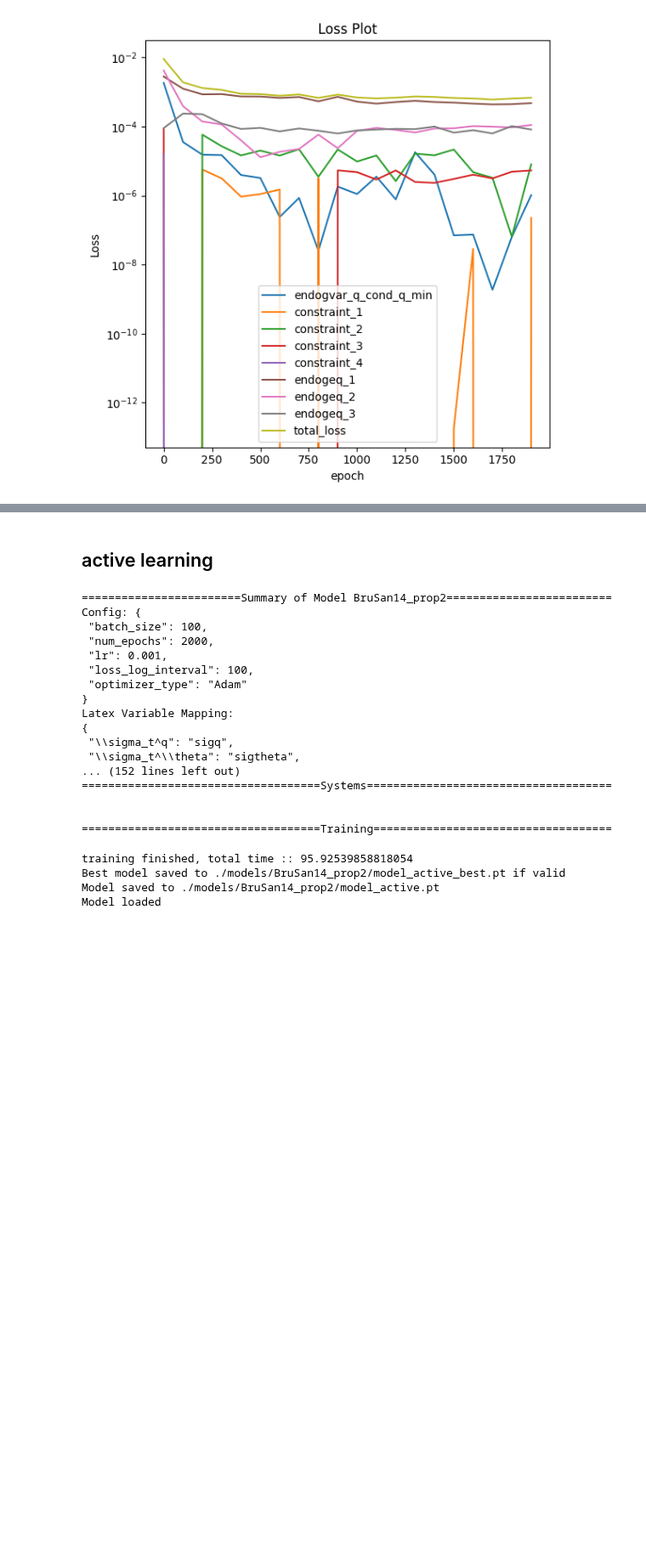
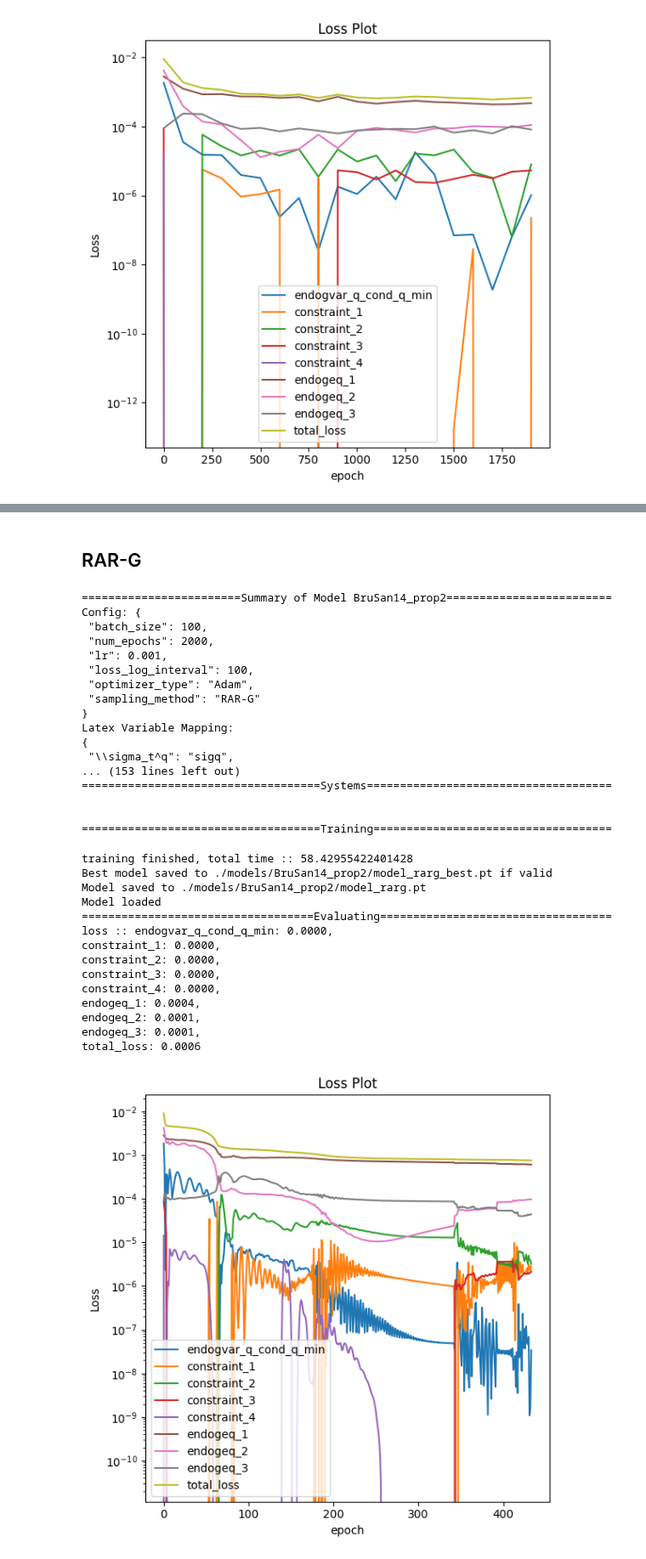
Before and after one commit to rotmanfinhub/deep-macrofin, a Jupyter notebook: examples/pymacrofin_eg/BruSan14_prop2.ipynb, the cells around one changed output, grey strips where cells are left out. Shown at 85% size. Drawn from its saved outputs; the diff is of its cells as text; code cells hidden in the pictures; blank space fills up the shorter version.

```diff
--- a/examples/pymacrofin_eg/BruSan14_prop2.ipynb
+++ b/examples/pymacrofin_eg/BruSan14_prop2.ipynb
@@ -142,9 +128,12 @@ pde_model.plot_vars([r"$\eta\mu^\eta = \eta*\mu_t^\eta$",
-# %% [markdown]
-## active learning
+# %% [markdown]
+## RAR-G
 # %%
 set_seeds(0)
-pde_model = PDEModel("BruSan14_prop2", {"num_epochs": 2000, "loss_log_interval": 100, "optimizer_type": OptimizerType.Adam}, latex_var_mapping=latex_var_mapping)
-pde_model.set_state(["e"], {"e": [0., 1.0]})
+pde_model = PDEModel("BruSan14_prop2",
+                     {"num_epochs": 2000, "loss_log_interval": 100, "optimizer_type": OptimizerType.Adam,
+                      "sampling_method": SamplingMethod.RARG},
+                     latex_var_mapping=latex_var_mapping)
+pde_model.set_state(["e"], {"e": [0.01, 0.99]})
 pde_model.add_endogs(["q", "theta", "psi"], configs={
     "q": {
         "positive": True
@@ -178,38 +167,58 @@ pde_model.add_equation(r"$\sigma_t^q = \frac{1}{q} *\frac{\partial q}{\partial \
 pde_model.add_equation(r"$\sigma_t^\theta = \frac{1}{\theta} * \frac{\partial \theta}{\partial \eta} * \sigma_t^\eta * \eta$")
 pde_model.add_equation(r"$\mu_t^\eta = -\sigma_t^\eta  * (\sigma + \sigma_t^q + \sigma_t^\theta) + \frac{a-\iota}{q} + (1-\psi)*(\underline{\delta} - \delta)$")
 pde_model.add_equation(r"$\mu_t^q = \frac{1}{q} * \left(\frac{\partial q}{\partial \eta} * \mu_t^\eta * \eta + \frac{1}{2} * \frac{\partial^2 q}{\partial \eta^2} * (\sigma_t^\eta)^2 * \eta^2 \right)$")
 pde_model.add_equation(r"$\mu_t^\theta = \frac{1}{\theta} * \left(\frac{\partial \theta}{\partial \eta} * \mu_t^\eta * \eta + \frac{1}{2} * \frac{\partial^2 \theta}{\partial \eta^2} * (\sigma_t^\eta)^2 * \eta^2  \right)$")
 
 pde_model.add_constraint("psi", Comparator.LEQ, "1")
 pde_model.add_constraint("q", Comparator.LEQ, "1.2")
 pde_model.add_constraint("q_e", Comparator.GEQ, "0")
 pde_model.add_constraint("theta_e", Comparator.LEQ, "0")
 pde_model.add_endog_equation(r"$\frac{a-\underline{a}}{q} + \underline{\delta} - \delta + (\sigma + \sigma_t^q) * \sigma_t^\theta = 0$")
 pde_model.add_endog_equation(r"$\mu_t^q = r - \frac{a - \iota}{q} - \Phi + \delta - \sigma * \sigma_t^q - \sigma_t^\theta * (\sigma + \sigma_t^q)$")
 pde_model.add_endog_equation(r"$\mu_t^\theta = \rho - r$")
 
 print(pde_model)
-pde_model.train_model_active_learning([[0.25, 0.35], [0.35, 0.45]], "./models/BruSan14_prop2", "model_active.pt", True)
-pde_model.load_model(torch.load("./models/BruSan14_prop2/model_active_best.pt"))
+if not os.path.exists("./models/BruSan14_prop2/model_rarg.pt"):
+    pde_model.train_model("./models/BruSan14_prop2", "model_rarg.pt", True)
+    pde_model.load_model(torch.load("./models/BruSan14_prop2/model_rarg_best.pt"))
+    pde_model.eval_model(True)
+else:
+    pde_model.load_model(torch.load("./models/BruSan14_prop2/model_rarg_best.pt"))
+    pde_model.eval_model(True)
+
+plot_loss_df(fn="./models/BruSan14_prop2/model_rarg_min_loss.csv", loss_plot_fn="./models/BruSan14_prop2/model_rarg_min_loss.jpg")
+pde_model.plot_vars(["q", r"$\theta$", r"$\psi$",
+    r"$\eta\mu^\eta = \eta*\mu_t^\eta$", r"$\eta\sigma^\eta = \eta*\sigma_t^\eta$", "er = psi/e*(sig+sigq)**2"], 3)
 # %% [output]
 ========================Summary of Model BruSan14_prop2=========================
 Config: {
  "batch_size": 100,
  "num_epochs": 2000,
  "lr": 0.001,
  "loss_log_interval": 100,
- "optimizer_type": "Adam"
+ "optimizer_type": "Adam",
+ "sampling_method": "RAR-G"
 }
 Latex Variable Mapping:
 {
  "\\sigma_t^q": "sigq",
- "\\sigma_t^\\theta": "sigtheta",
-... (152 lines left out)
+... (153 lines left out)
 ====================================Systems=====================================
 
 
 ====================================Training====================================
-training finished, total time :: 95.92539858818054
-Best model saved to ./models/BruSan14_prop2/model_active_best.pt if valid
-Model saved to ./models/BruSan14_prop2/model_active.pt
+training finished, total time :: 58.42955422401428
+Best model saved to ./models/BruSan14_prop2/model_rarg_best.pt if valid
+Model saved to ./models/BruSan14_prop2/model_rarg.pt
 Model loaded
+===================================Evaluating===================================
+loss :: endogvar_q_cond_q_min: 0.0000,
+constraint_1: 0.0000,
+constraint_2: 0.0000,
+constraint_3: 0.0000,
+constraint_4: 0.0000,
+endogeq_1: 0.0004,
+endogeq_2: 0.0001,
+endogeq_3: 0.0001,
+total_loss: 0.0006
+[figure, added]
```
Also changed, not shown: parts of 9 cells of this notebook.
